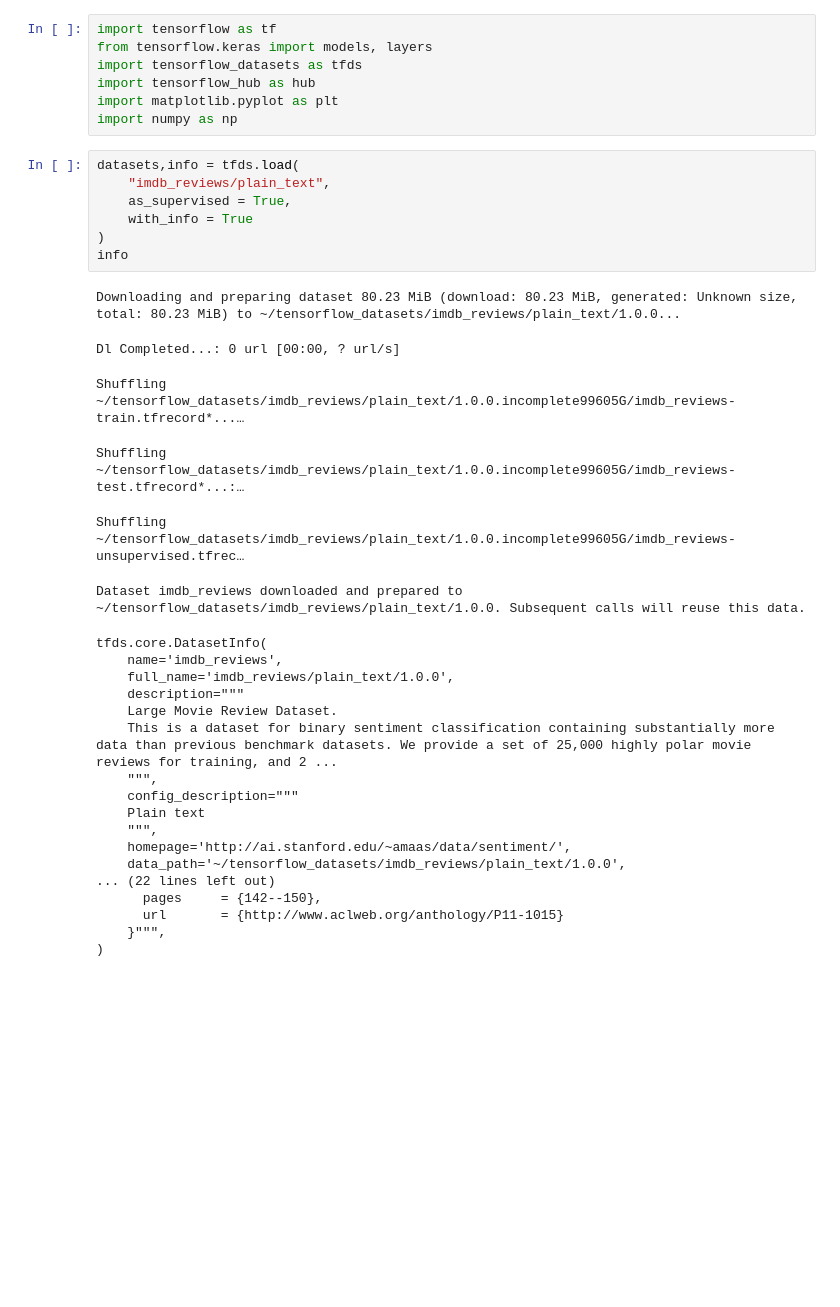
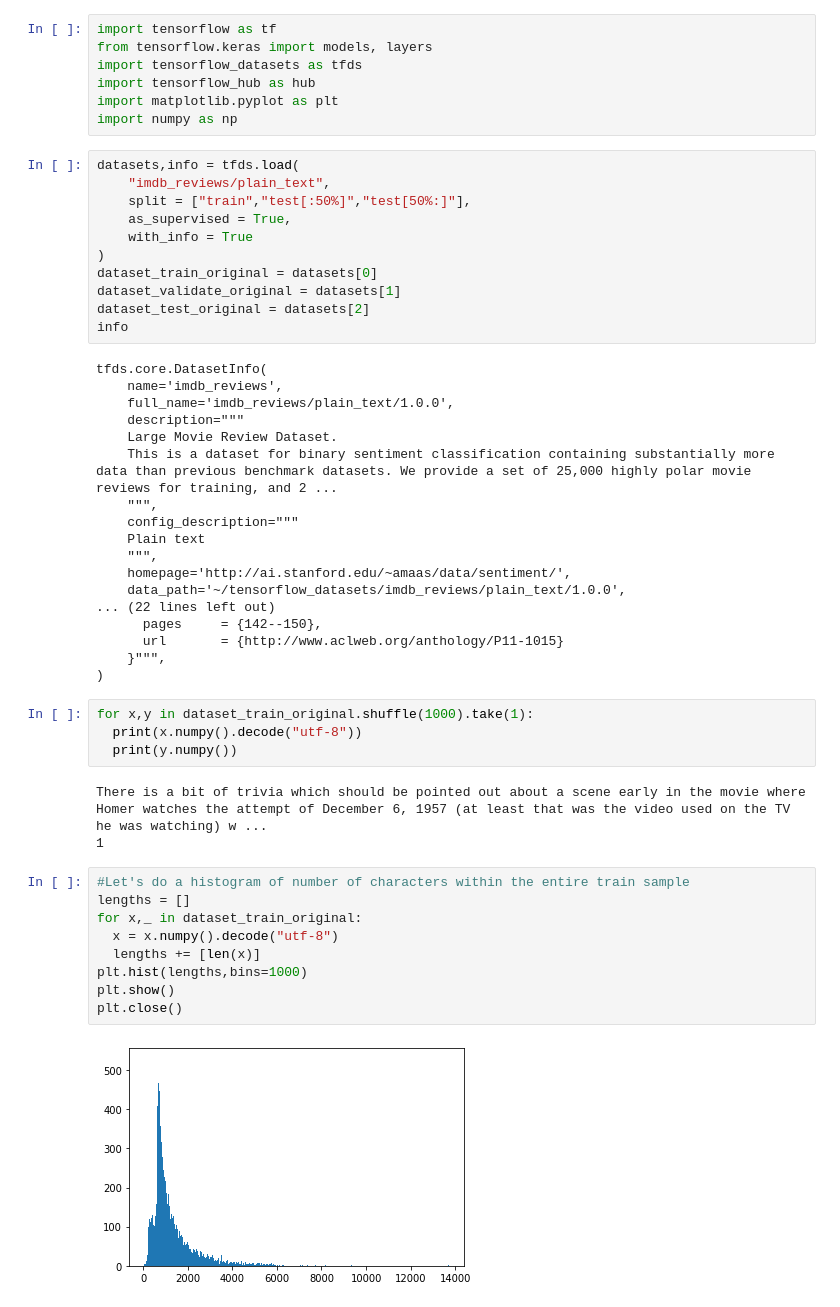
Before and after one commit to OnurKerimoglu/Colab_Notebooks, a Jupyter notebook: DSR_2_IMDB.ipynb, the cells around one changed output. Cells and saved outputs as stored; diff of their text form; blank space fills up the shorter version.

Commit message:
DSR NLP2 IMDB model complete default

```diff
--- a/DSR_2_IMDB.ipynb
+++ b/DSR_2_IMDB.ipynb
@@ -10,31 +10,47 @@ import numpy as np
 # %%
 datasets,info = tfds.load(
     "imdb_reviews/plain_text",
+    split = ["train","test[:50%]","test[50%:]"],
     as_supervised = True,
     with_info = True
 )
+dataset_train_original = datasets[0]
+dataset_validate_original = datasets[1]
+dataset_test_original = datasets[2]
 info
 # %% [output]
-Downloading and preparing dataset 80.23 MiB (download: 80.23 MiB, generated: Unknown size, total: 80.23 MiB) to ~/tensorflow_datasets/imdb_reviews/plain_text/1.0.0...
+tfds.core.DatasetInfo(
+    name='imdb_reviews',
+    full_name='imdb_reviews/plain_text/1.0.0',
+    description="""
+    Large Movie Review Dataset.
+    This is a dataset for binary sentiment classification containing substantially more data than previous benchmark datasets. We provide a set of 25,000 highly polar movie reviews for training, and 2 ...
+    """,
+    config_description="""
+    Plain text
+    """,
+    homepage='http://ai.stanford.edu/~amaas/data/sentiment/',
+    data_path='~/tensorflow_datasets/imdb_reviews/plain_text/1.0.0',
+... (22 lines left out)
+      pages     = {142--150},
+      url       = {http://www.aclweb.org/anthology/P11-1015}
+    }""",
+)
-Dl Completed...: 0 url [00:00, ? url/s]
-Shuffling ~/tensorflow_datasets/imdb_reviews/plain_text/1.0.0.incomplete99605G/imdb_reviews-train.tfrecord*...…
-Shuffling ~/tensorflow_datasets/imdb_reviews/plain_text/1.0.0.incomplete99605G/imdb_reviews-test.tfrecord*...:…
-Shuffling ~/tensorflow_datasets/imdb_reviews/plain_text/1.0.0.incomplete99605G/imdb_reviews-unsupervised.tfrec…
-Dataset imdb_reviews downloaded and prepared to ~/tensorflow_datasets/imdb_reviews/plain_text/1.0.0. Subsequent calls will reuse this data.
-tfds.core.DatasetInfo(
-    name='imdb_reviews',
-    full_name='imdb_reviews/plain_text/1.0.0',
-    description="""
-    Large Movie Review Dataset.
-    This is a dataset for binary sentiment classification containing substantially more data than previous benchmark datasets. We provide a set of 25,000 highly polar movie reviews for training, and 2 ...
-    """,
-    config_description="""
-    Plain text
-    """,
-    homepage='http://ai.stanford.edu/~amaas/data/sentiment/',
-    data_path='~/tensorflow_datasets/imdb_reviews/plain_text/1.0.0',
-... (22 lines left out)
-      pages     = {142--150},
-      url       = {http://www.aclweb.org/anthology/P11-1015}
-    }""",
-)
+# %%
+for x,y in dataset_train_original.shuffle(1000).take(1):
+  print(x.numpy().decode("utf-8"))
+  print(y.numpy())
+# %% [output]
+There is a bit of trivia which should be pointed out about a scene early in the movie where Homer watches the attempt of December 6, 1957 (at least that was the video used on the TV he was watching) w ...
+1
+# %%
+#Let's do a histogram of number of characters within the entire train sample
+lengths = []
+for x,_ in dataset_train_original:
+  x = x.numpy().decode("utf-8")
+  lengths += [len(x)]
+plt.hist(lengths,bins=1000)
+plt.show()
+plt.close()
+# %% [output]
+[figure, added]
```
Also changed, not shown: parts of 10 cells of this notebook.
